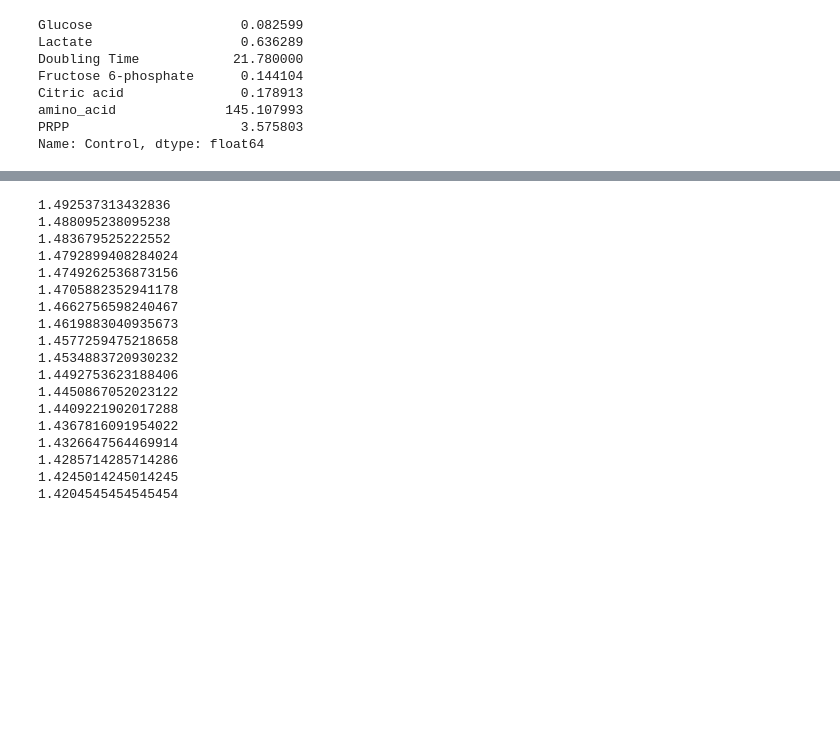
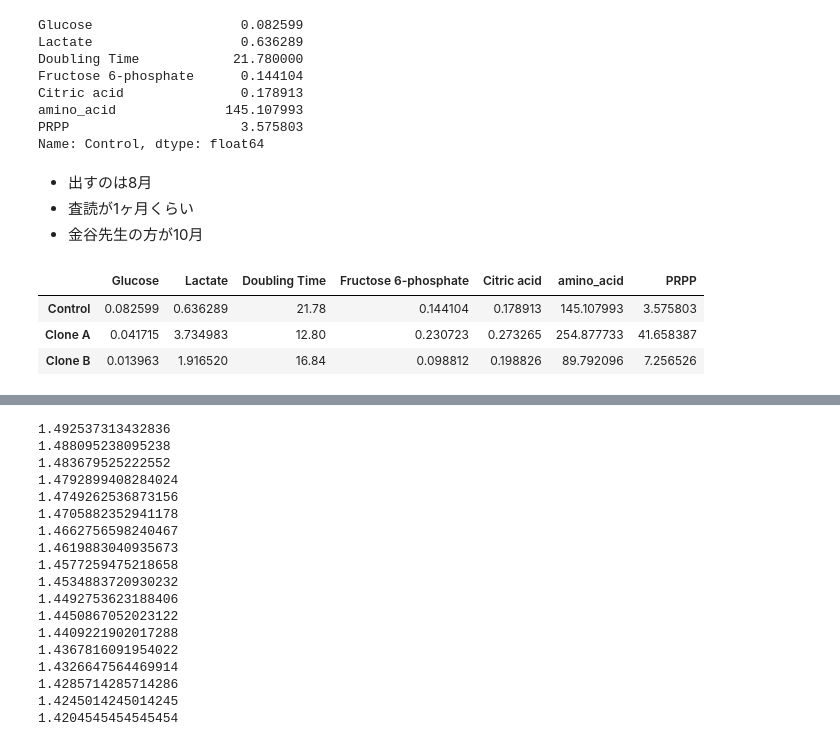
Before and after one commit to inoue0426/Cancer_cell_modeling_using_FBA, a Jupyter notebook: code/fig for all.ipynb, the cells around one changed output, grey strips where cells are left out. Cells and saved outputs as stored; diff of their text form; code cells hidden in the pictures; blank space fills up the shorter version.

```diff
--- a/code/fig for all.ipynb
+++ b/code/fig for all.ipynb
@@ -102,3 +102,18 @@ Citric acid               0.178913
 amino_acid              145.107993
 PRPP                      3.575803
 Name: Control, dtype: float64
+# %% [markdown]
+- 出すのは8月
+- 査読が1ヶ月くらい
+- 金谷先生の方が10月
+# %%
+# 実測値
+# 各列ごとでの正規化
+# 最大値か平均値
+
+res.T
+# %% [output]
+|  | Glucose | Lactate | Doubling Time | Fructose 6-phosphate | Citric acid | amino_acid | PRPP |
+| Control | 0.082599 | 0.636289 | 21.78 | 0.144104 | 0.178913 | 145.107993 | 3.575803 |
+| Clone A | 0.041715 | 3.734983 | 12.80 | 0.230723 | 0.273265 | 254.877733 | 41.658387 |
+| Clone B | 0.013963 | 1.916520 | 16.84 | 0.098812 | 0.198826 | 89.792096 | 7.256526 |
```
Also changed, not shown: parts of 1 cell of this notebook.
